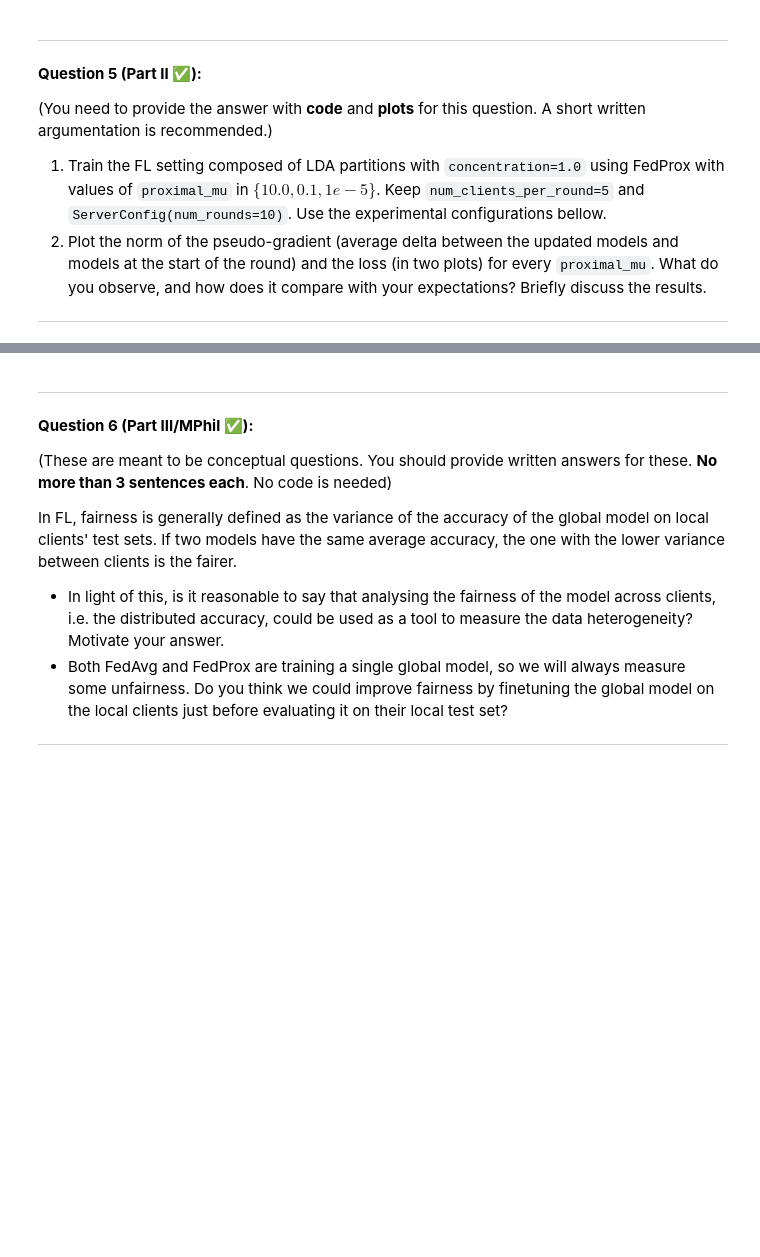
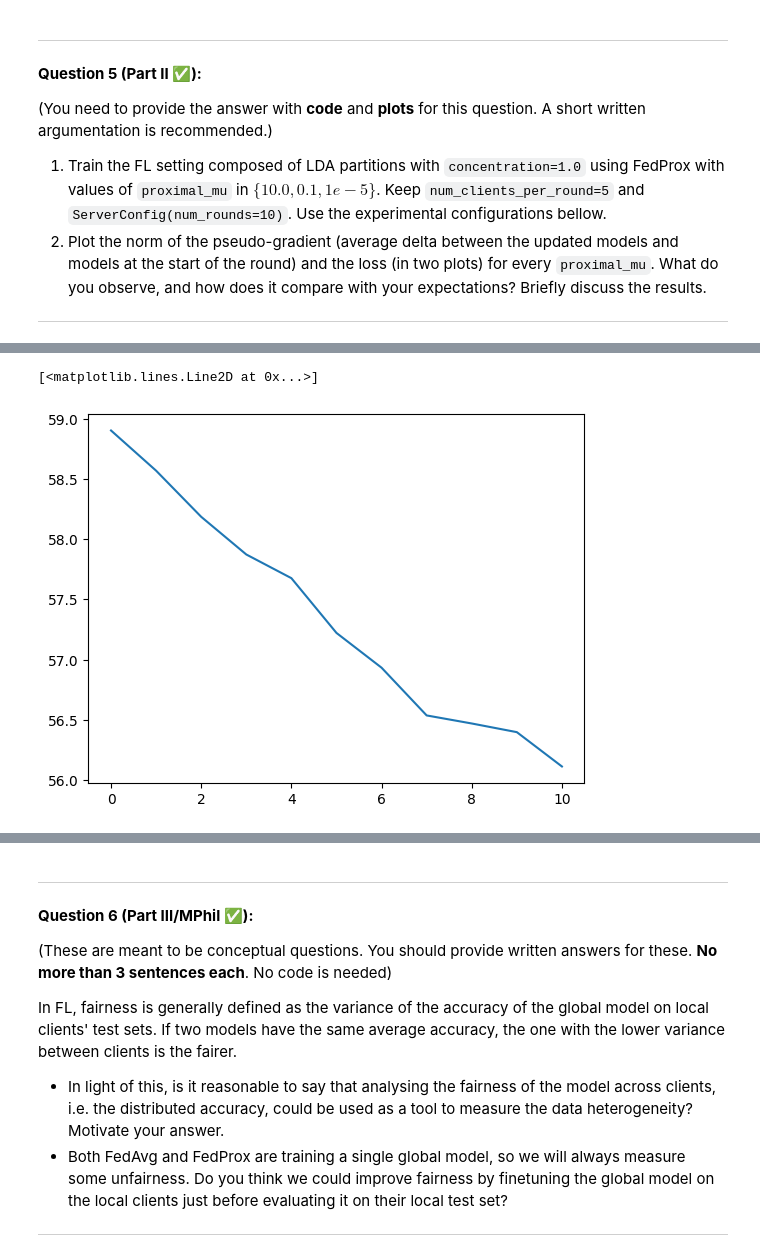
Before and after one commit to angnicholas26/L361-lab2-submission, a Jupyter notebook: L361_2025_Lab_2_1_Data_Heterogeneity.ipynb, the cells around one changed output, grey strips where cells are left out. Saved outputs shown, nothing was run; the diff lists cells and outputs as text; code cells hidden in the pictures; blank space fills up the shorter version.

```diff
--- a/L361_2025_Lab_2_1_Data_Heterogeneity.ipynb
+++ b/L361_2025_Lab_2_1_Data_Heterogeneity.ipynb
@@ -1959,0 +1967,24 @@ fedprox_flower_client_generator: Callable[[str], FlowerClient] = (
+# %%
+params_list_10, hist_10 = start_seeded_simulation(
+    client_fn=lambda cid: federated_fedprox_flower_client_generator(cid).to_client(),
+    num_clients=N_TOTAL_CLIENTS,
+    config=ServerConfig(num_rounds=N_TOTAL_ROUNDS),
+    strategy=strategy_10,
+    name="fedprox",
+)
+
+params_list_e_1, hist_e_1 = start_seeded_simulation(
+    client_fn=lambda cid: federated_fedprox_flower_client_generator(cid).to_client(),
+    num_clients=N_TOTAL_CLIENTS,
+    config=ServerConfig(num_rounds=N_TOTAL_ROUNDS),
+    strategy=strategy_10,
+    name="fedprox",
+)
+
+params_list_e_5, hist_e_5 = start_seeded_simulation(
+    client_fn=lambda cid: federated_fedprox_flower_client_generator(cid).to_client(),
+    num_clients=N_TOTAL_CLIENTS,
+    config=ServerConfig(num_rounds=N_TOTAL_ROUNDS),
+    strategy=strategy_10,
+    name="fedprox",
+)
@@ -1959,0 +2109,6 @@ fedprox_flower_client_generator: Callable[[str], FlowerClient] = (
+# %%
+
+plt.plot([i[1] for i in hist_10.losses_centralized])
+# %% [output]
+[<matplotlib.lines.Line2D at 0x...>]
+[figure, added]
```
Also changed, not shown: parts of 17 cells of this notebook.
